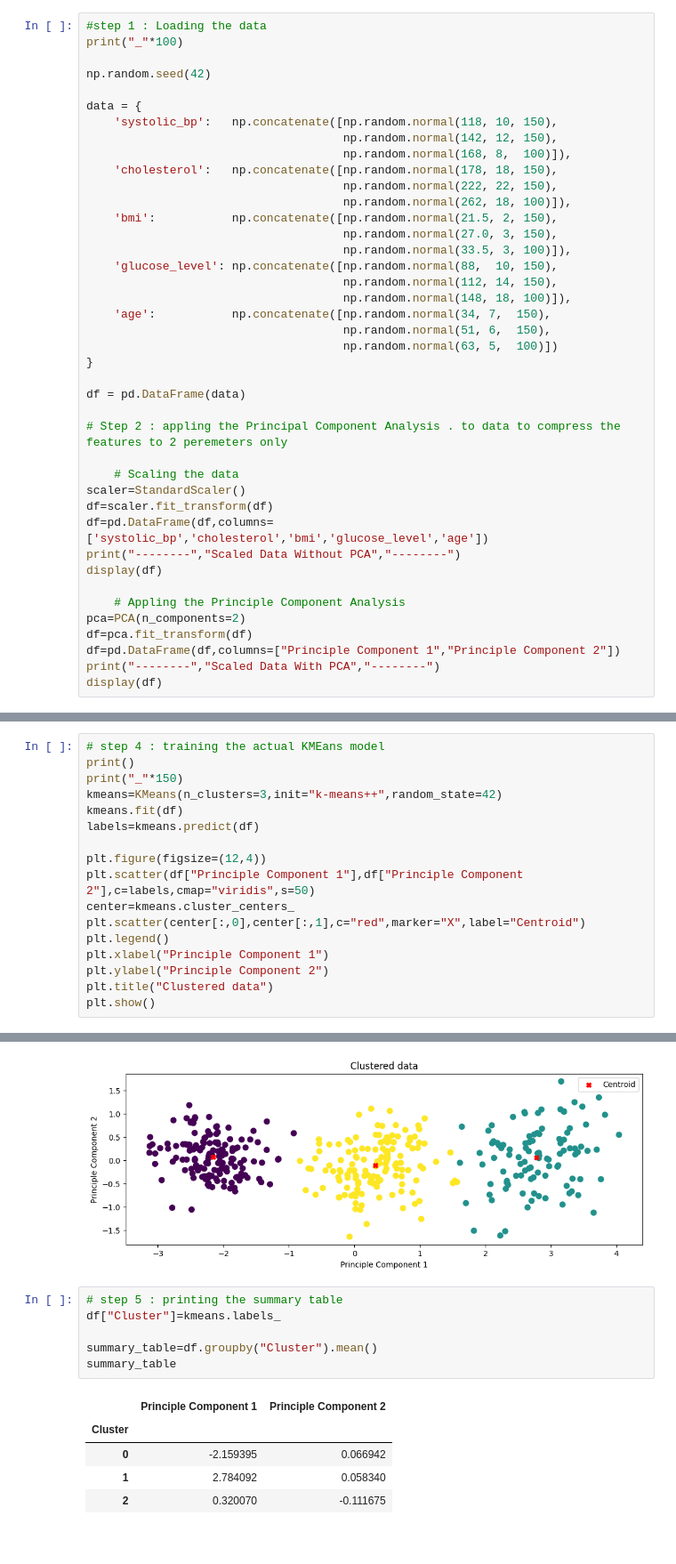
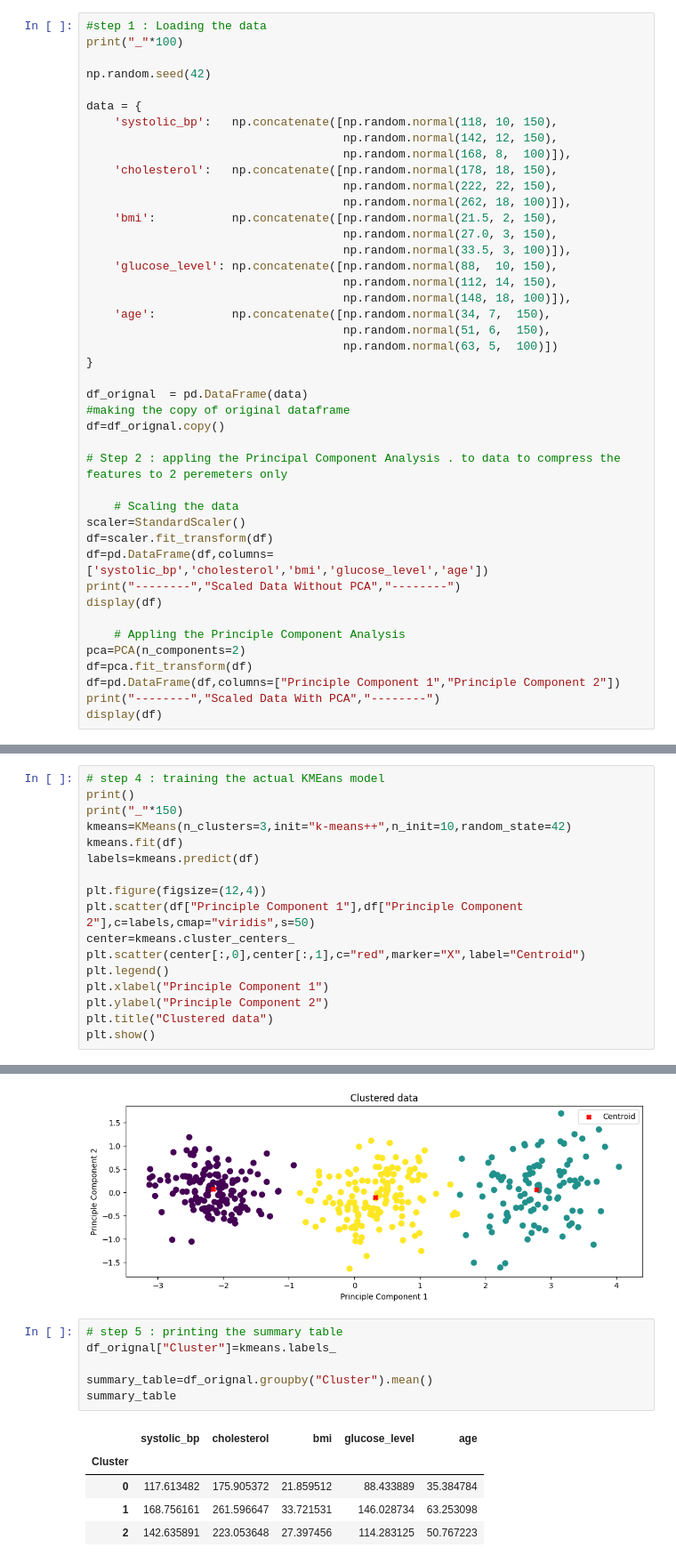
Before and after one commit to YS-Pundir/Machine-Learning-Foundations, a Jupyter notebook: Patient Risk Segmentation Using K-Means/model.ipynb, the cells around one changed output, grey strips where cells are left out. Shown at 89% size. Cells and saved outputs as stored; diff of their text form.

```diff
--- a/Patient Risk Segmentation Using K-Means/model.ipynb
+++ b/Patient Risk Segmentation Using K-Means/model.ipynb
@@ -31,7 +31,9 @@ data = {
                                      np.random.normal(63, 5,  100)])
 }
 
-df = pd.DataFrame(data)
+df_orignal  = pd.DataFrame(data)
+#making the copy of original dataframe
+df=df_orignal.copy()
 
 # Step 2 : appling the Principal Component Analysis . to data to compress the  features to 2 peremeters only
 
@@ -103,7 +105,7 @@ ________________________________________________________________________________
 # step 4 : training the actual KMEans model
 print()
 print("_"*150)
-kmeans=KMeans(n_clusters=3,init="k-means++",random_state=42)
+kmeans=KMeans(n_clusters=3,init="k-means++",n_init=10,random_state=42)
 kmeans.fit(df)
 labels=kmeans.predict(df)
 
@@ -121,13 +123,13 @@ ________________________________________________________________________________
 [figure]
 # %%
 # step 5 : printing the summary table
-df["Cluster"]=kmeans.labels_
+df_orignal["Cluster"]=kmeans.labels_
 
-summary_table=df.groupby("Cluster").mean()
+summary_table=df_orignal.groupby("Cluster").mean()
 summary_table
 # %% [output]
-|  | Principle Component 1 | Principle Component 2 |
-| Cluster |  |  |
-| 0 | -2.159395 | 0.066942 |
-| 1 | 2.784092 | 0.058340 |
-| 2 | 0.320070 | -0.111675 |
+|  | systolic_bp | cholesterol | bmi | glucose_level | age |
+| Cluster |  |  |  |  |  |
+| 0 | 117.613482 | 175.905372 | 21.859512 | 88.433889 | 35.384784 |
+| 1 | 168.756161 | 261.596647 | 33.721531 | 146.028734 | 63.253098 |
+| 2 | 142.635891 | 223.053648 | 27.397456 | 114.283125 | 50.767223 |
```
Also changed, not shown: 1 other file.
